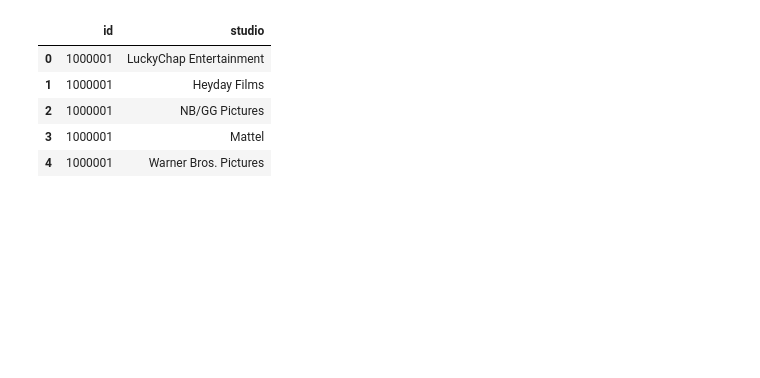
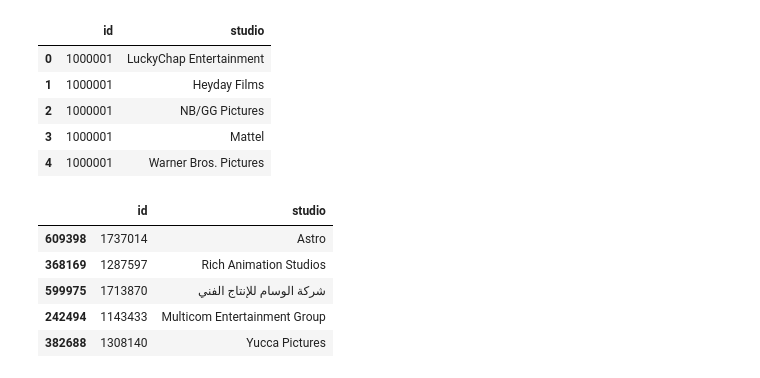
Before and after one commit to LudwingKun/IUM_TWEB_Bissal_Lombardozzi, a Jupyter notebook: MainDirectory/DataAnalisis_IUM/studios.ipynb, the cells around one changed output. Drawn from its saved outputs; the diff is of its cells as text; code cells hidden in the pictures; blank space fills up the shorter version.

```diff
--- a/MainDirectory/DataAnalisis_IUM/studios.ipynb
+++ b/MainDirectory/DataAnalisis_IUM/studios.ipynb
@@ -13,3 +13,12 @@ df_studios.head()
 | 2 | 1000001 | NB/GG Pictures |
 | 3 | 1000001 | Mattel |
 | 4 | 1000001 | Warner Bros. Pictures |
+# %%
+df_studios.sample(5)
+# %% [output]
+|  | id | studio |
+| 609398 | 1737014 | Astro |
+| 368169 | 1287597 | Rich Animation Studios |
+| 599975 | 1713870 | شركة الوسام للإنتاج الفني |
+| 242494 | 1143433 | Multicom Entertainment Group |
+| 382688 | 1308140 | Yucca Pictures |
```
Also changed, not shown: parts of 5 cells of this notebook, 5 other files.
